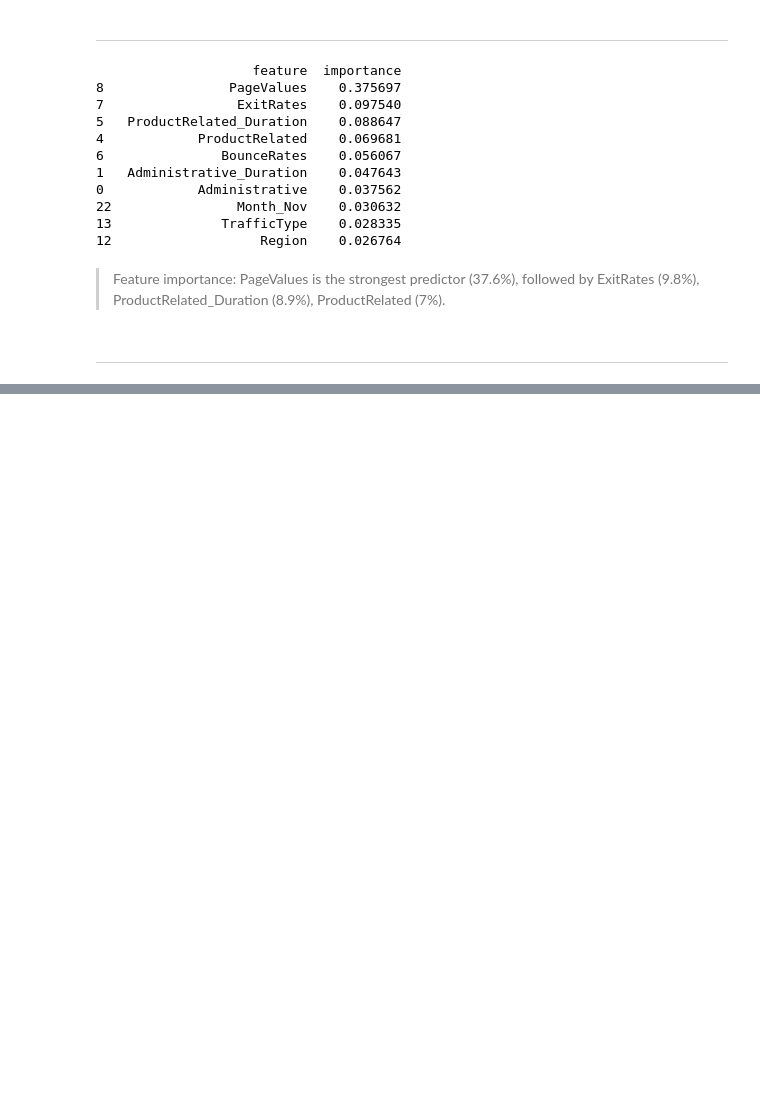
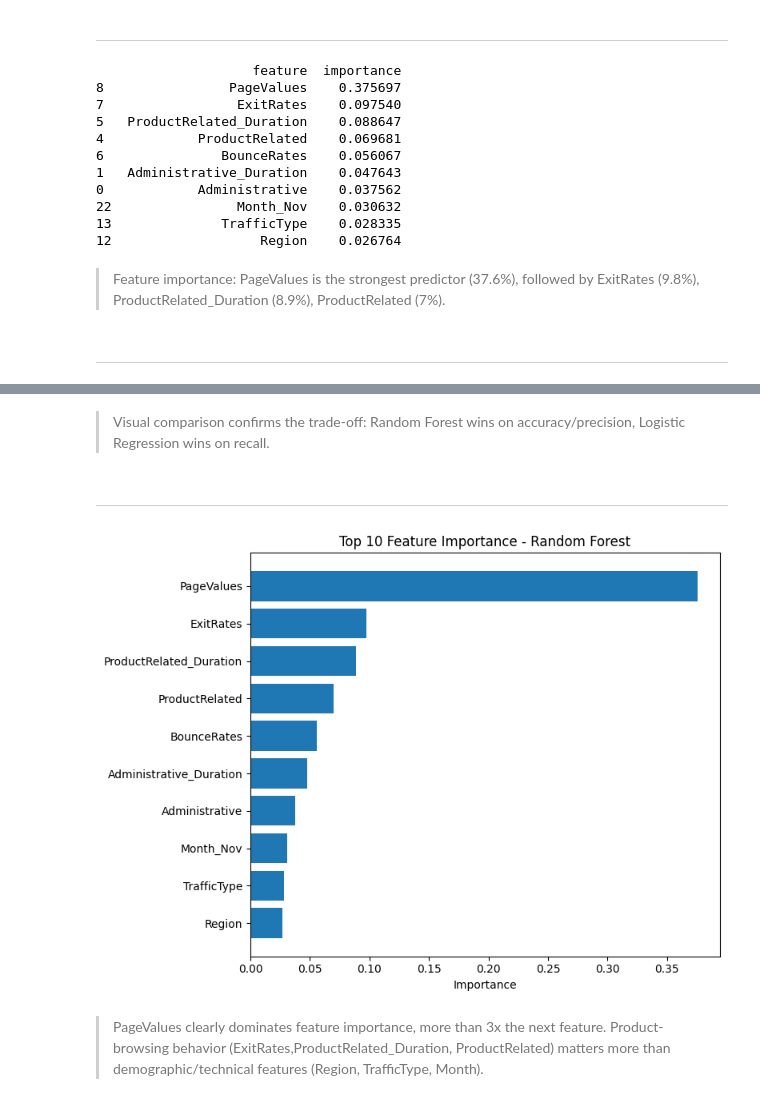
Before and after one commit to kmukhiddinov/purchase-prediction, a Jupyter notebook: purchase_prediction.ipynb, the cells around one changed output, grey strips where cells are left out. Drawn from its saved outputs; the diff is of its cells as text; code cells hidden in the pictures; blank space fills up the shorter version.

```diff
--- a/purchase_prediction.ipynb
+++ b/purchase_prediction.ipynb
@@ -281,0 +303,21 @@ followed by ExitRates (9.8%), ProductRelated_Duration (8.9%), ProductRelated (7%
+# %% [markdown]
+
+
+> Visual comparison confirms the trade-off: Random Forest wins on accuracy/precision,
+Logistic Regression wins on recall.
+# %% [markdown]
+---
+# %%
+plt.figure(figsize=(8, 6))
+plt.barh(feature_importance_df['feature'][:10], feature_importance_df['importance'][:10])
+plt.xlabel('Importance')
+plt.title('Top 10 Feature Importance - Random Forest')
+plt.gca().invert_yaxis()
+plt.tight_layout()
+plt.show()
+# %% [output]
+[figure, added]
+# %% [markdown]
+
+
+> PageValues clearly dominates feature importance, more than 3x the next feature. Product-browsing behavior (ExitRates,ProductRelated_Duration, ProductRelated) matters more than demographic/technical features (Region, TrafficType, Month).
```
Also changed, not shown: parts of 3 cells of this notebook.
